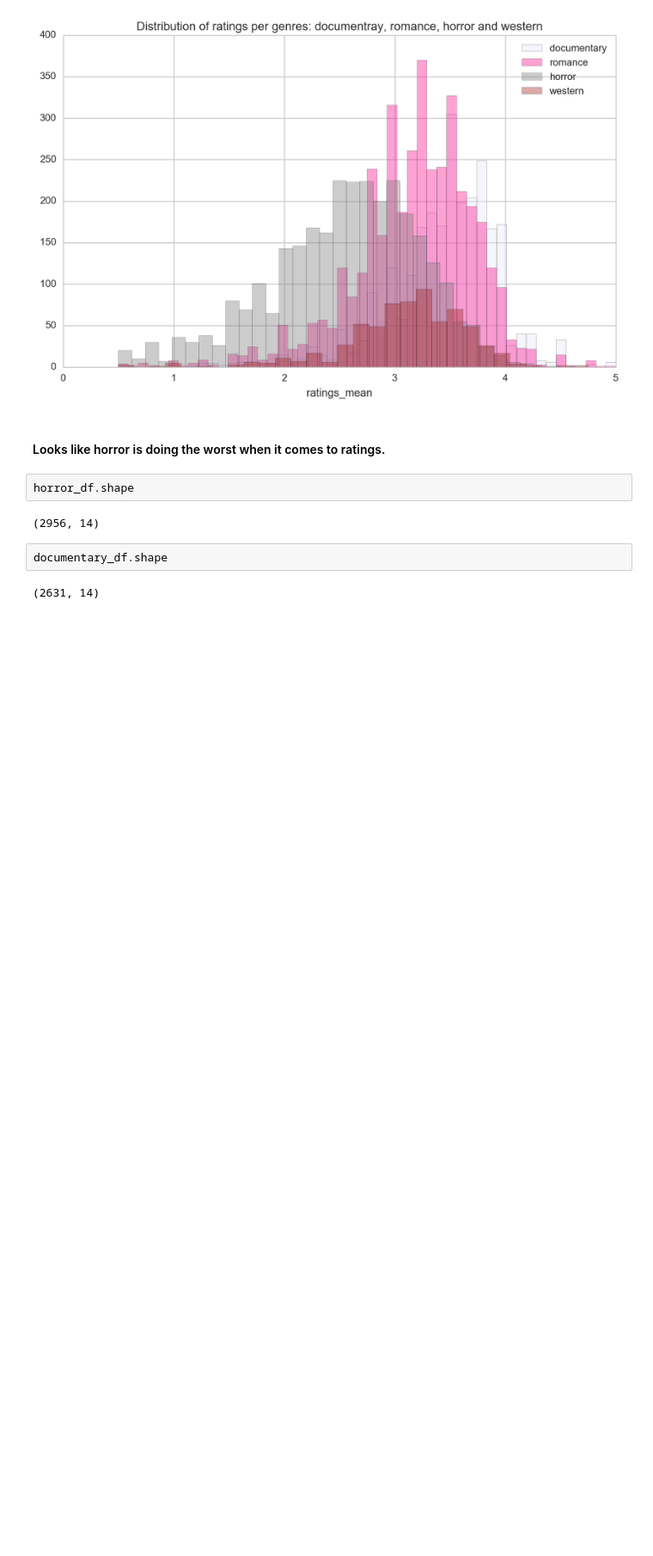
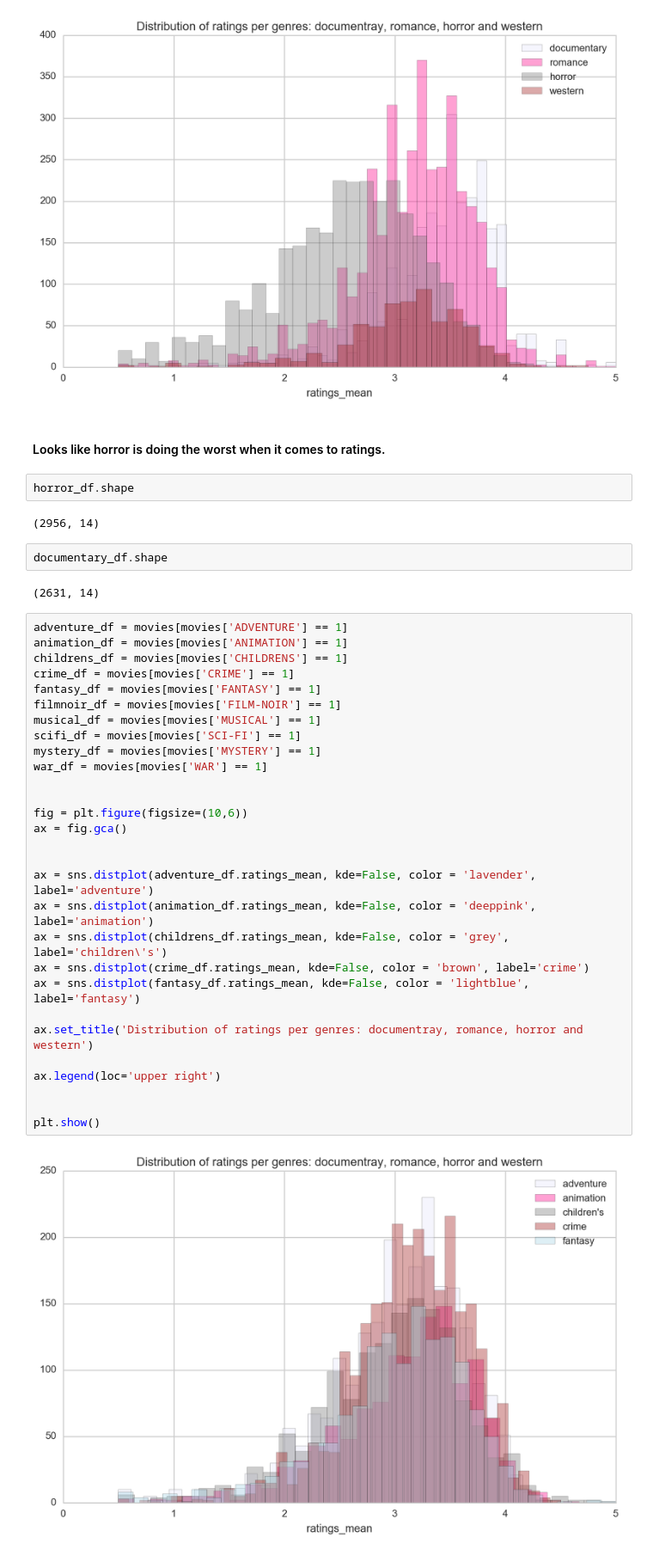
Before and after one commit to katerinaC/DSI-SF-4-katerinaC, a Jupyter notebook: Projects/Capstone/Movies/Movies_EDA.ipynb, the cells around one changed output. Shown at 86% size. Drawn from its saved outputs; the diff is of its cells as text; blank space fills up the shorter version.

```diff
--- a/Projects/Capstone/Movies/Movies_EDA.ipynb
+++ b/Projects/Capstone/Movies/Movies_EDA.ipynb
@@ -441,3 +481,34 @@ horror_df.shape
 documentary_df.shape
 # %% [output]
 (2631, 14)
+# %%
+adventure_df = movies[movies['ADVENTURE'] == 1]
+animation_df = movies[movies['ANIMATION'] == 1]
+childrens_df = movies[movies['CHILDRENS'] == 1]
+crime_df = movies[movies['CRIME'] == 1]
+fantasy_df = movies[movies['FANTASY'] == 1]
+filmnoir_df = movies[movies['FILM-NOIR'] == 1]
+musical_df = movies[movies['MUSICAL'] == 1]
+scifi_df = movies[movies['SCI-FI'] == 1]
+mystery_df = movies[movies['MYSTERY'] == 1]
+war_df = movies[movies['WAR'] == 1]
+
+
+fig = plt.figure(figsize=(10,6))
+ax = fig.gca()
+
+
+ax = sns.distplot(adventure_df.ratings_mean, kde=False, color = 'lavender', label='adventure')
+ax = sns.distplot(animation_df.ratings_mean, kde=False, color = 'deeppink', label='animation')
+ax = sns.distplot(childrens_df.ratings_mean, kde=False, color = 'grey', label='children\'s')
+ax = sns.distplot(crime_df.ratings_mean, kde=False, color = 'brown', label='crime')
+ax = sns.distplot(fantasy_df.ratings_mean, kde=False, color = 'lightblue', label='fantasy')
+
+ax.set_title('Distribution of ratings per genres: documentray, romance, horror and western')
+
+ax.legend(loc='upper right')
+
+
+plt.show()
+# %% [output]
+[figure, added]
```
Also changed, not shown: parts of 11 cells of this notebook.
